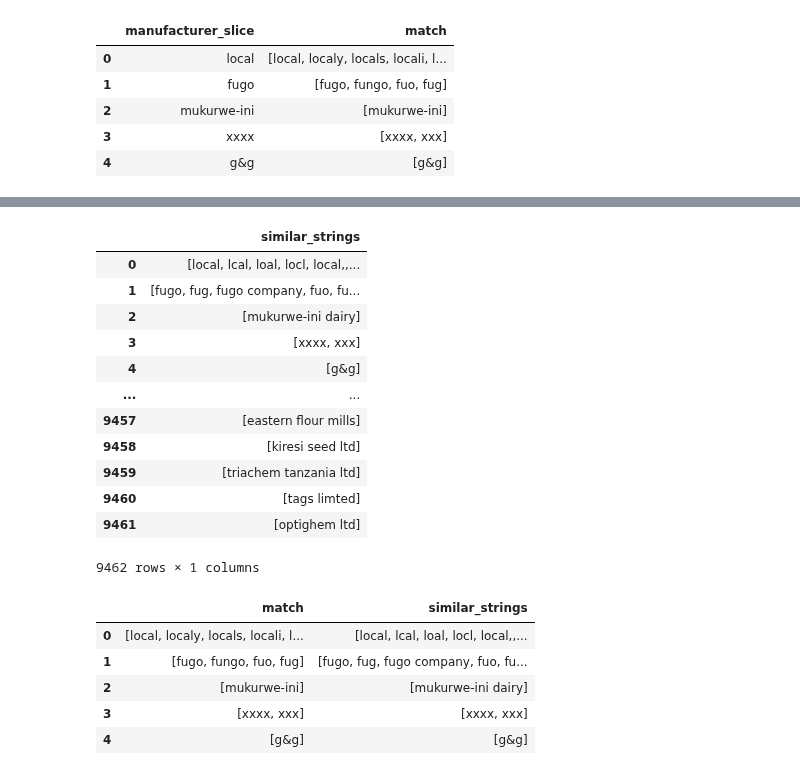
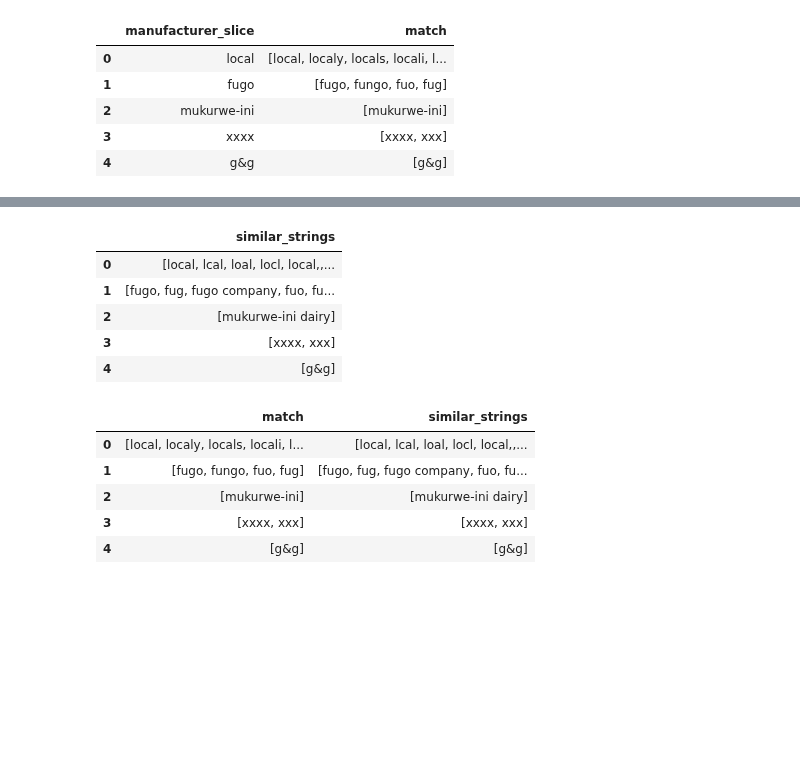
Before and after one commit to natbernard/Clustering-for-Product-Matching, a Jupyter notebook: models/model_v2/manufacturers_clustering.ipynb, the cells around one changed output, grey strips where cells are left out. Cells and saved outputs as stored; diff of their text form; code cells hidden in the pictures; blank space fills up the shorter version.

```diff
--- a/models/model_v2/manufacturers_clustering.ipynb
+++ b/models/model_v2/manufacturers_clustering.ipynb
@@ -7,12 +12,8 @@ import re
 # %%
-df_man = pd.read_csv('/home/natasha/Documents/Iprocure/Clustering-for-Product-Matching/data/data_v2/subsequent_manufacturers.csv')
+df_man = pd.read_csv('../../data/data_v2/subsequent_manufacturers.csv')
 df_man = df_man.applymap(lambda x: x.strip().lower() if isinstance(x, str) else x)
 df_manufacturer = df_man[df_man['manufacturer_match_score'] < 0.8]
 df_manufacturer.head()
-# df_man = df_man.applymap(lambda x: x.strip().lower() if isinstance(x, str) else x)
-# df_man = df_man.drop_duplicates(subset=['manufacturer_name'], keep='first')
-# len(df_man)
-# len(df_man)
 # %% [output]
 |  | manufacturer_name | best_manufacturer_match | manufacturer_match_score |
 | 5 | local | oic ltd | 0.15 |
@@ -214,21 +200,14 @@ similar_strings[:5]
 # %%
 df_similar_strings = pd.DataFrame({'similar_strings': similar_strings})
 df_similar_strings = df_similar_strings['similar_strings'].drop_duplicates(keep='first').to_frame().reset_index(drop=True)
-df_similar_strings
+df_similar_strings.head()
 # %% [output]
 |  | similar_strings |
 | 0 | [local, lcal, loal, locl, local,,... |
 | 1 | [fugo, fug, fugo company, fuo, fu... |
 | 2 | [mukurwe-ini dairy] |
 | 3 | [xxxx, xxx] |
 | 4 | [g&g] |
-| ... | ... |
-| 9457 | [eastern flour mills] |
-| 9458 | [kiresi seed ltd] |
-| 9459 | [triachem tanzania ltd] |
-| 9460 | [tags limted] |
-| 9461 | [optighem ltd] |
-9462 rows × 1 columns
 # %%
 df_unique_match = df_non_dup['match'].drop_duplicates(keep='first').to_frame().reset_index(drop=True)
 df_unique_match = pd.concat([df_unique_match, df_similar_strings],axis = 1)
```
Also changed, not shown: parts of 33 cells of this notebook.
